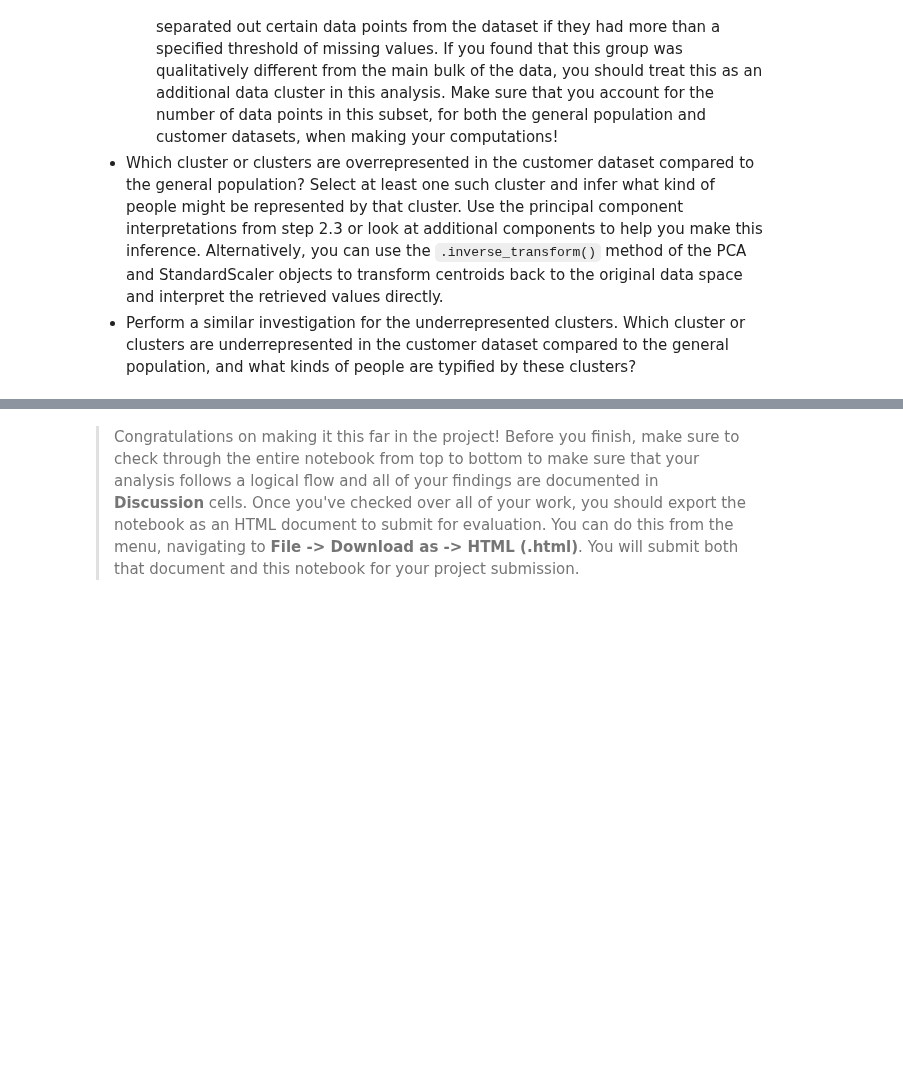
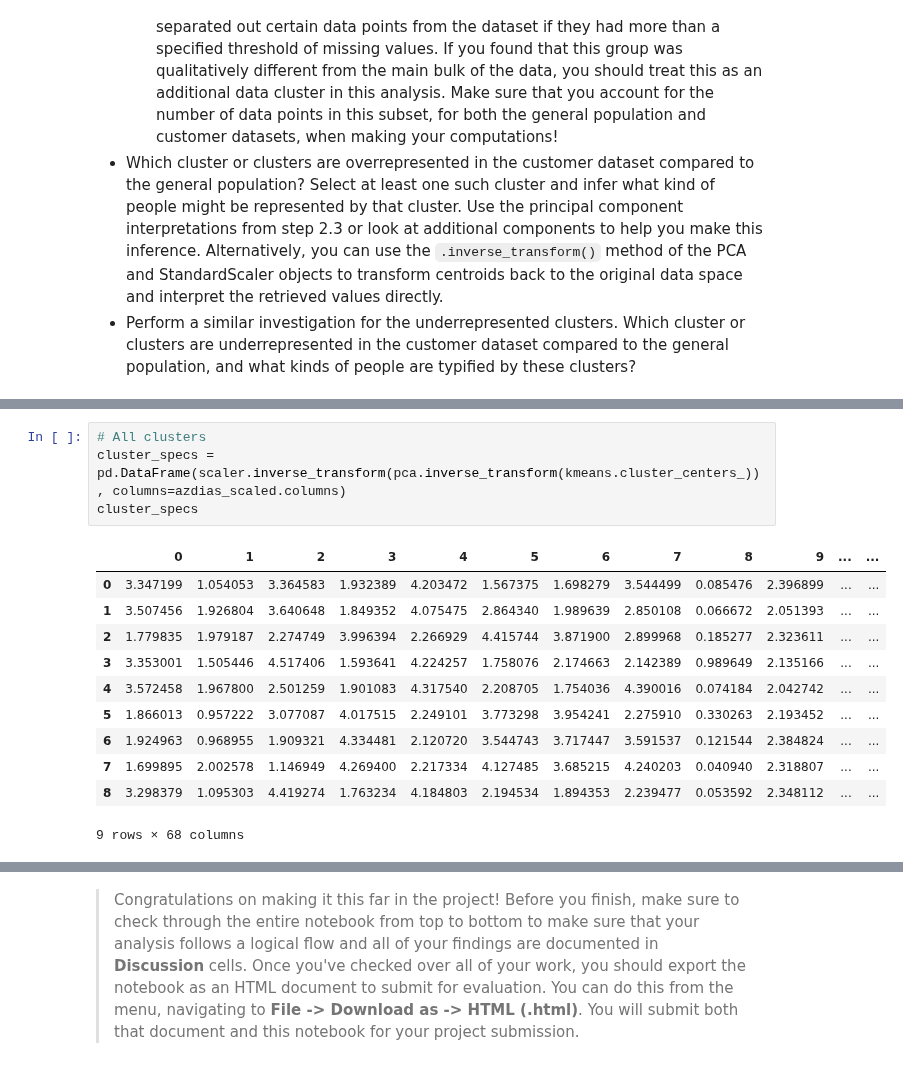
Before and after one commit to samthegolden/DSND_Term1, a Jupyter notebook: projects/p3_/Identify_Customer_Segments.ipynb, the cells around one changed output, grey strips where cells are left out. Cells and saved outputs as stored; diff of their text form; blank space fills up the shorter version.

```diff
--- a/projects/p3_/Identify_Customer_Segments.ipynb
+++ b/projects/p3_/Identify_Customer_Segments.ipynb
@@ -1539,0 +1671,16 @@ final_kmeans = KMeans(n_clusters = 8)
+# %%
+# All clusters
+cluster_specs = pd.DataFrame(scaler.inverse_transform(pca.inverse_transform(kmeans.cluster_centers_)), columns=azdias_scaled.columns)
+cluster_specs
+# %% [output]
+|  | 0 | 1 | 2 | 3 | 4 | 5 | 6 | 7 | 8 | 9 | ... | ... |
+| 0 | 3.347199 | 1.054053 | 3.364583 | 1.932389 | 4.203472 | 1.567375 | 1.698279 | 3.544499 | 0.085476 | 2.396899 | ... | ... |
+| 1 | 3.507456 | 1.926804 | 3.640648 | 1.849352 | 4.075475 | 2.864340 | 1.989639 | 2.850108 | 0.066672 | 2.051393 | ... | ... |
+| 2 | 1.779835 | 1.979187 | 2.274749 | 3.996394 | 2.266929 | 4.415744 | 3.871900 | 2.899968 | 0.185277 | 2.323611 | ... | ... |
+| 3 | 3.353001 | 1.505446 | 4.517406 | 1.593641 | 4.224257 | 1.758076 | 2.174663 | 2.142389 | 0.989649 | 2.135166 | ... | ... |
+| 4 | 3.572458 | 1.967800 | 2.501259 | 1.901083 | 4.317540 | 2.208705 | 1.754036 | 4.390016 | 0.074184 | 2.042742 | ... | ... |
+| 5 | 1.866013 | 0.957222 | 3.077087 | 4.017515 | 2.249101 | 3.773298 | 3.954241 | 2.275910 | 0.330263 | 2.193452 | ... | ... |
+| 6 | 1.924963 | 0.968955 | 1.909321 | 4.334481 | 2.120720 | 3.544743 | 3.717447 | 3.591537 | 0.121544 | 2.384824 | ... | ... |
+| 7 | 1.699895 | 2.002578 | 1.146949 | 4.269400 | 2.217334 | 4.127485 | 3.685215 | 4.240203 | 0.040940 | 2.318807 | ... | ... |
+| 8 | 3.298379 | 1.095303 | 4.419274 | 1.763234 | 4.184803 | 2.194534 | 1.894353 | 2.239477 | 0.053592 | 2.348112 | ... | ... |
+9 rows × 68 columns
```
Also changed, not shown: parts of 30 cells of this notebook.
